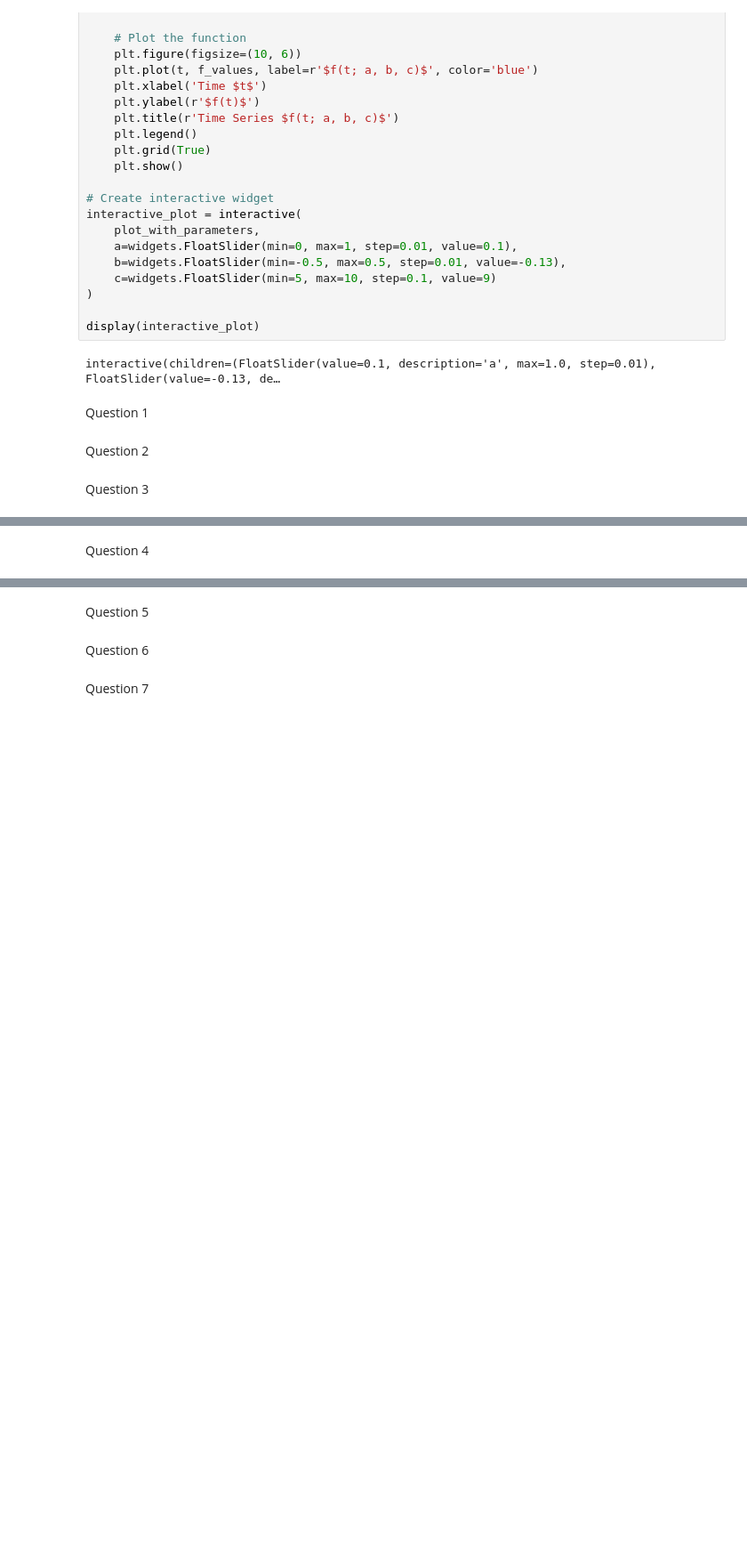
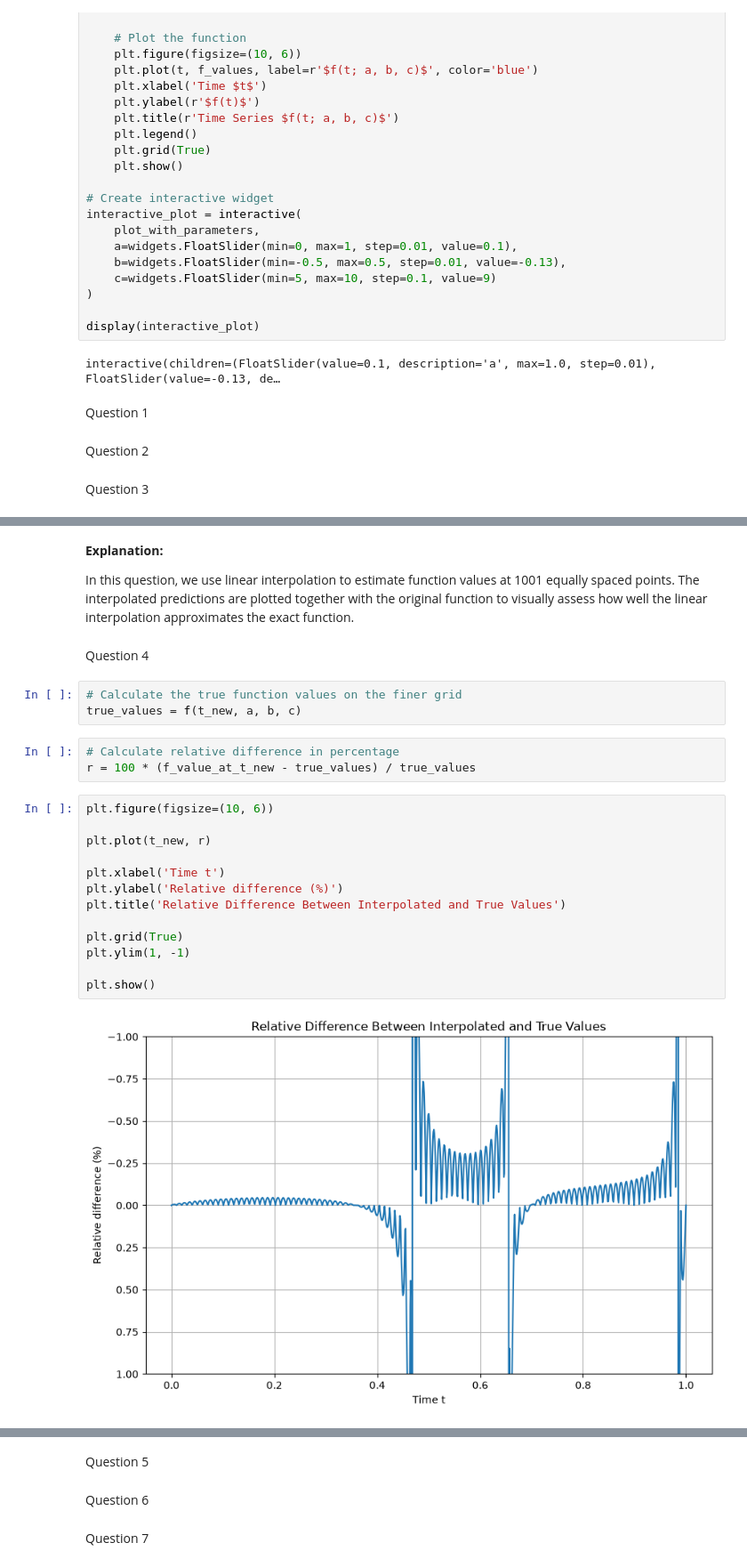
Before and after one commit to Ran-813/d100_ps3, a Jupyter notebook: ps3.ipynb, the cells around one changed output, grey strips where cells are left out. Shown at 89% size. Cells and saved outputs as stored; diff of their text form; blank space fills up the shorter version.

```diff
--- a/ps3.ipynb
+++ b/ps3.ipynb
@@ -71,2 +109,27 @@ Question 3
+# %% [markdown]
+**Explanation:**
+
+In this question, we use linear interpolation to estimate function values at 1001 equally spaced points. The interpolated predictions are plotted together with the original function to visually assess how well the linear interpolation approximates the exact function.
 # %% [markdown]
 Question 4
+# %%
+# Calculate the true function values on the finer grid
+true_values = f(t_new, a, b, c)
+# %%
+# Calculate relative difference in percentage
+r = 100 * (f_value_at_t_new - true_values) / true_values
+# %%
+plt.figure(figsize=(10, 6))
+
+plt.plot(t_new, r)
+
+plt.xlabel('Time t')
+plt.ylabel('Relative difference (%)')
+plt.title('Relative Difference Between Interpolated and True Values')
+
+plt.grid(True)
+plt.ylim(1, -1)
+
+plt.show()
+# %% [output]
+[figure, added]
```
Also changed, not shown: parts of 4 cells of this notebook, 2 other files.
